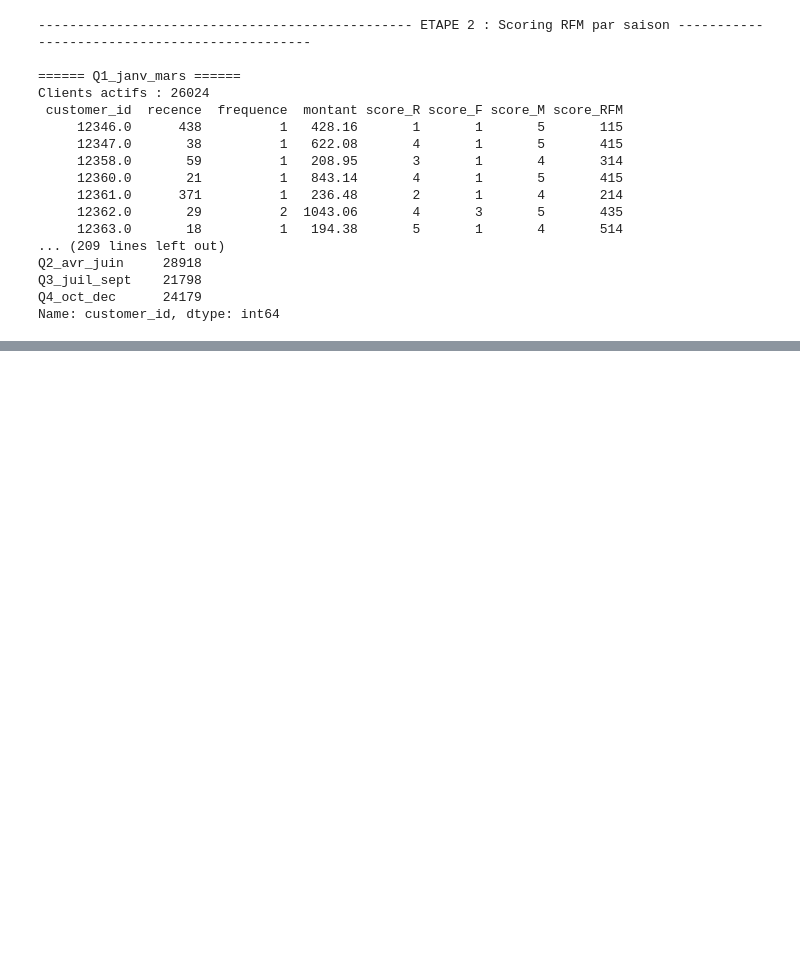
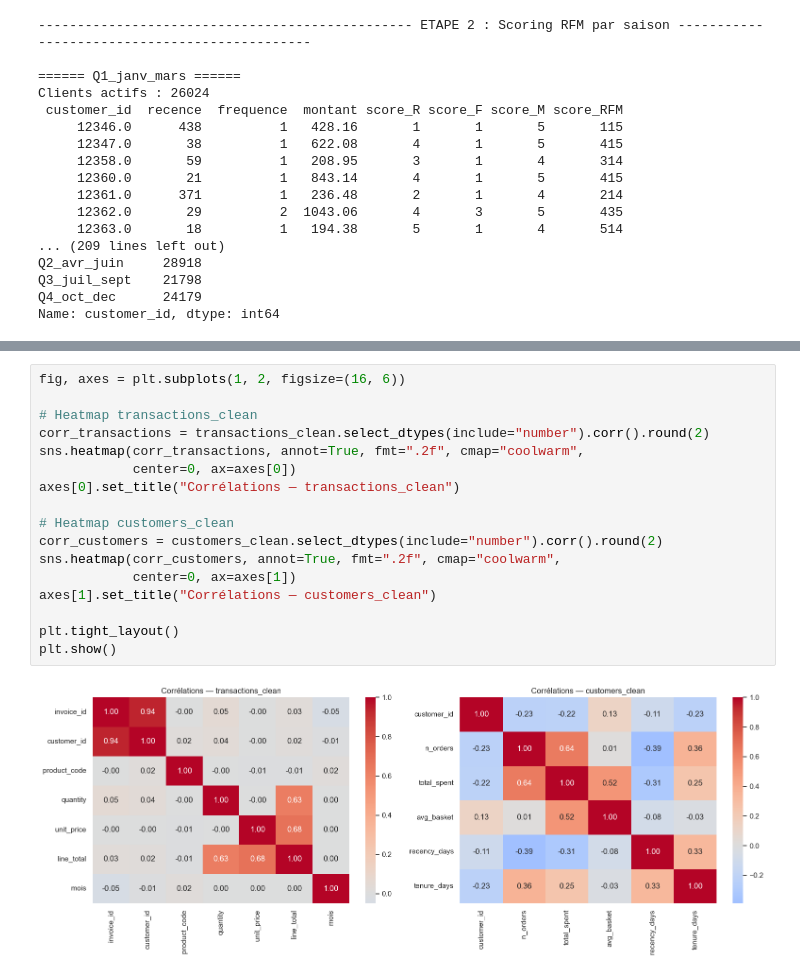
Before and after one commit to Msegura4/lumina_and_co_data_marketing, a Jupyter notebook: notebook_TP2_segmentation_RFM_et_lumina_and_co.ipynb, the cells around one changed output, grey strips where cells are left out. Cells and saved outputs as stored; diff of their text form; blank space fills up the shorter version.

Commit message:
TP2 étape 3 - labellisation segments RFM + heatmaps corrélations

```diff
--- a/notebook_TP2_segmentation_RFM_et_lumina_and_co.ipynb
+++ b/notebook_TP2_segmentation_RFM_et_lumina_and_co.ipynb
@@ -139,0 +187,19 @@ Name: customer_id, dtype: int64
+# %%
+fig, axes = plt.subplots(1, 2, figsize=(16, 6))
+
+# Heatmap transactions_clean
+corr_transactions = transactions_clean.select_dtypes(include="number").corr().round(2)
+sns.heatmap(corr_transactions, annot=True, fmt=".2f", cmap="coolwarm",
+            center=0, ax=axes[0])
+axes[0].set_title("Corrélations — transactions_clean")
+
+# Heatmap customers_clean
+corr_customers = customers_clean.select_dtypes(include="number").corr().round(2)
+sns.heatmap(corr_customers, annot=True, fmt=".2f", cmap="coolwarm",
+            center=0, ax=axes[1])
+axes[1].set_title("Corrélations — customers_clean")
+
+plt.tight_layout()
+plt.show()
+# %% [output]
+[figure, added]
```
Also changed, not shown: parts of 1 cell of this notebook.
